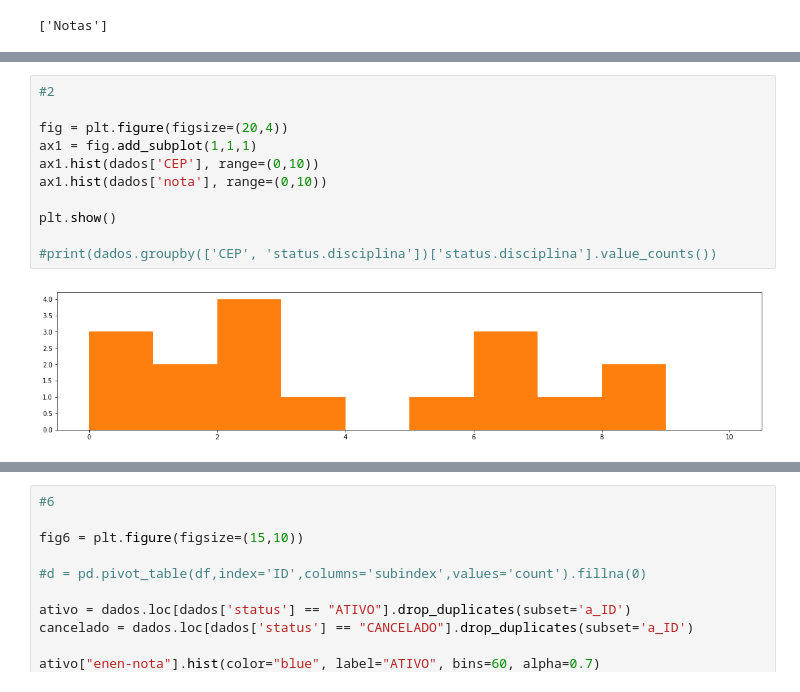
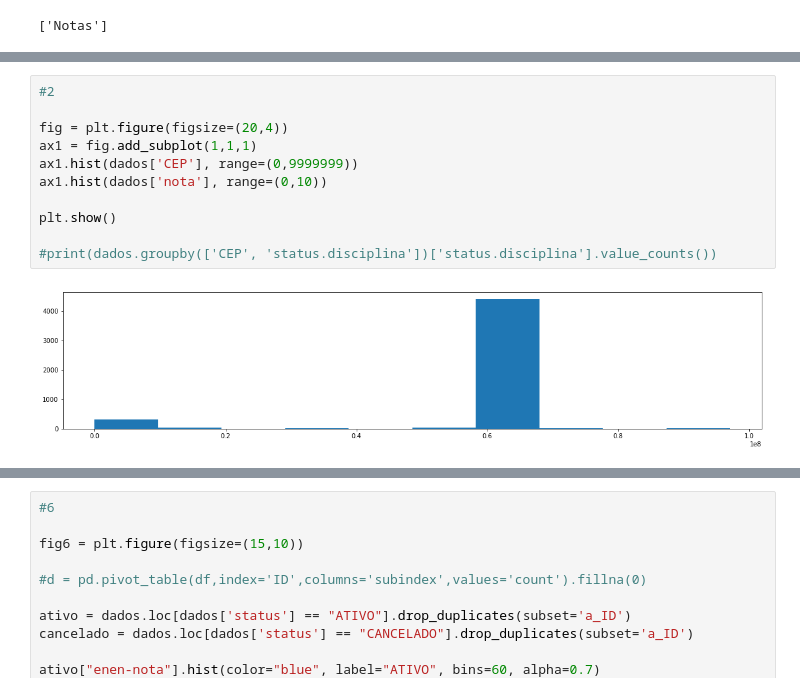
Before and after one commit to douglasboza/IMD0033_Probabilidade2017, a Jupyter notebook: p1/douglas_pinheiro_boza.ipynb, the cells around one changed output, grey strips where cells are left out. Saved outputs shown, nothing was run; the diff lists cells and outputs as text.

```diff
--- a/p1/douglas_pinheiro_boza.ipynb
+++ b/p1/douglas_pinheiro_boza.ipynb
@@ -67,16 +47,16 @@ Geral =  1.13595056343
 # %%
 #2
 
 fig = plt.figure(figsize=(20,4))
 ax1 = fig.add_subplot(1,1,1)
-ax1.hist(dados['CEP'], range=(0,10))
+ax1.hist(dados['CEP'], range=(0,9999999))
 ax1.hist(dados['nota'], range=(0,10))
 
 plt.show()
 
 #print(dados.groupby(['CEP', 'status.disciplina'])['status.disciplina'].value_counts())
 # %% [output]
-[figure, old version]
+[figure, new version]
 # %%
 #3
 
```
Also changed, not shown: parts of 5 cells of this notebook.
